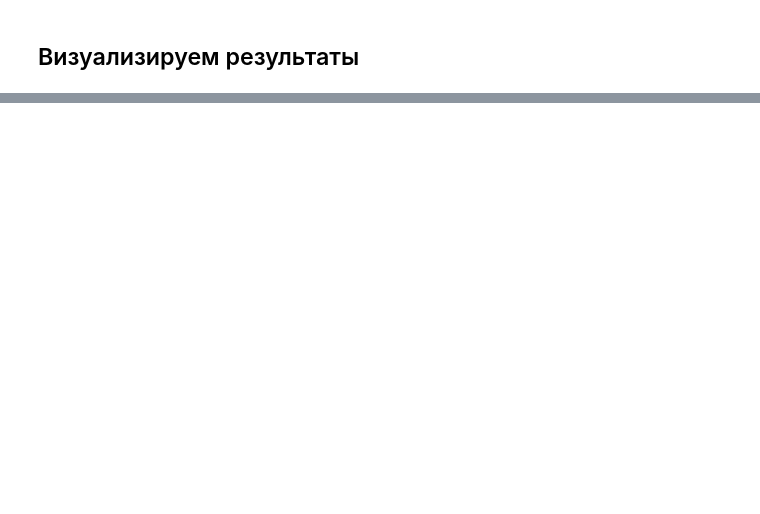
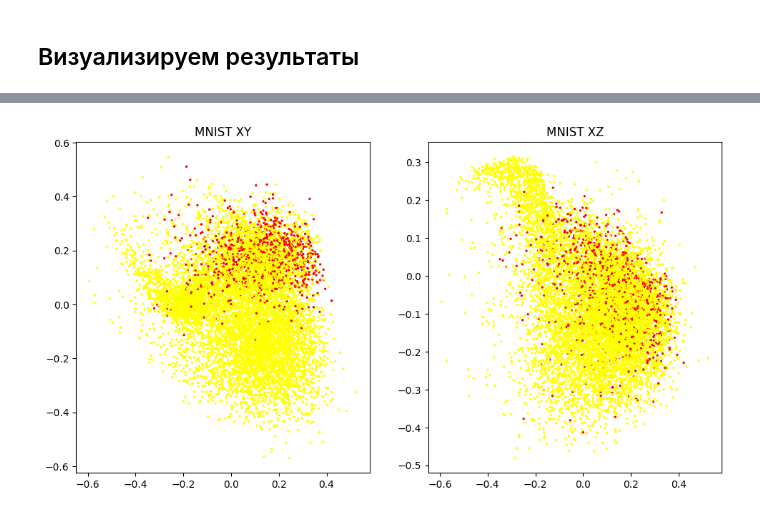
Before and after one commit to kenoma/pytorch-fuzzy, a Jupyter notebook: experiments_anomaly_detection_cvae_mnist_ad.ipynb, the cells around one changed output, grey strips where cells are left out. Saved outputs shown, nothing was run; the diff lists cells and outputs as text; code cells hidden in the pictures; blank space fills up the shorter version.

```diff
--- a/experiments_anomaly_detection_cvae_mnist_ad.ipynb
+++ b/experiments_anomaly_detection_cvae_mnist_ad.ipynb
@@ -59,8 +62,8 @@ transform = transforms.Compose([
 ])
 
 augmentation = transforms.Compose([
-    transforms.RandomRotation(25, fill=0),
-    transforms.RandomAffine(degrees=15, translate=(0.1, 0.1), fill=0),
+    transforms.RandomRotation(15, fill=0),
+    transforms.RandomAffine(degrees=5, translate=(0.1, 0.1), fill=0),
     #transforms.RandomCrop(size=26),
     #transforms.Resize(size=(28, 28)),
     transforms.Lambda(clamp)
@@ -306,6 +387,6 @@ def fuzzy_term_volume_loss(layer, fz):
     return ev#(1 - fz.max(-1).values).abs().mean()#
 # %%
 def get_arate(inp):
-    fz, mu, x_recon = model.forward(inp)
+    fz, mu, x_recon, dfz = model.forward(inp)
 
     return fz.sum(-1).cpu().numpy() #(1 - ssim(x_recon.clamp(0, 1), inp)).cpu().numpy()#xent_continuous_ber((x_recon + 1)/2, (inp + 1)/2).cpu().numpy()# #ssim((inp + 1)/2, (recon_x+1)/2).cpu().numpy() #fz.sum(-1).cpu().numpy()#
@@ -522,6 +708,6 @@ with torch.no_grad():
 # %%
 def get_arate(inp):
-    fz, mu, x_recon = model.forward(inp)
+    fz, mu, x_recon, dfz = model.forward(inp)
     return (1 - ssim(x_recon, inp)).cpu().numpy()#fz.sum(-1).cpu().numpy() #xent_continuous_ber((x_recon + 1)/2, (inp + 1)/2).cpu().numpy()# #ssim((inp + 1)/2, (recon_x+1)/2).cpu().numpy() #fz.sum(-1).cpu().numpy()#(inp - x_recon).abs().sum(-1).sum(-1).mean(-1).cpu().numpy()#
 # %%
 firings_mnist = {}
@@ -585,34 +775,36 @@ with torch.no_grad():
 
 def show_plot():
     #centroids = model.encoder.fuzzy[0].get_centroids().detach().cpu().numpy()
     embedings = []
     labels_expected = []
     with torch.no_grad():
         for data, target in tqdm(test_loader, desc='Encoding'):
             data = data.view((-1,1,28,28)).to(device)
-            fz, mu, rec_x = model.forward(data)
+            fz, mu, rec_x, dfz = model.forward(data)
             embedings.append(mu.cpu().numpy())
             labels_expected.append((target == mnist_class_anomaly).cpu().numpy())
     embedings = np.concatenate(embedings, axis=0)
     labels_expected = np.concatenate(labels_expected, axis=0)
 
     plt.figure(figsize=(18, 6))
 
     R, C = 1, 3
 
     plt.subplot(R, C, 1)
     plt.title("MNIST XY")
 
     plt.scatter(embedings[:, 0],      embedings[:,  1], c=labels_expected, cmap=binary_cmap, s=2)
     #plt.scatter(centroids[:, 0],      centroids[:, 1], marker='1', c='black', s= 50)
 
     plt.subplot(R, C, 2)
     plt.title("MNIST XZ")
     plt.scatter(embedings[:, 0],      embedings[:,  2], c=labels_expected, cmap=binary_cmap, s=2)
     #plt.scatter(centroids[:, 0],      centroids[:, 2], marker='1', c='black', s= 50)
 
 
 show_plot()
+# %% [output]
+[figure, added]
 # %%
 def show_item_reconstructio(ind):
     for data, trg in iter(test_loader):
```
Also changed, not shown: parts of 32 cells of this notebook.
